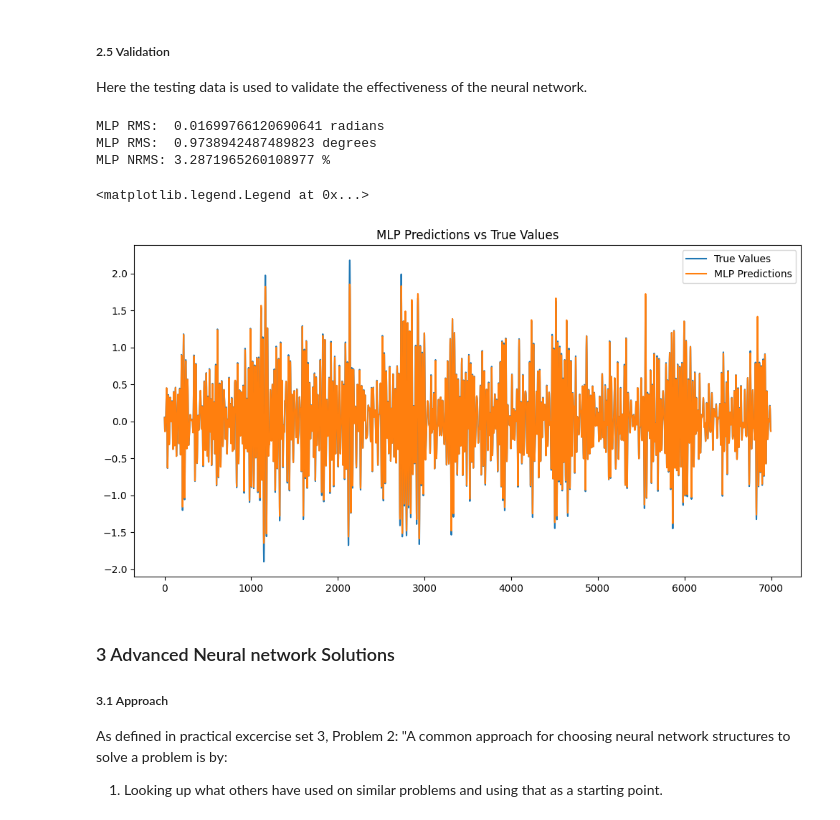
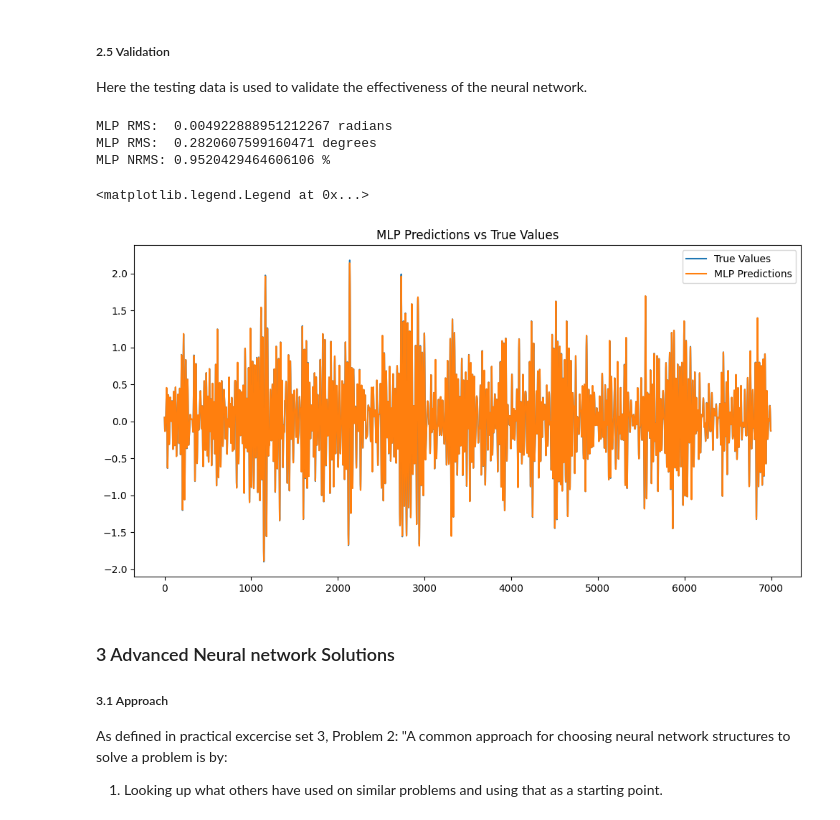
Before and after one commit to Noimps/DesignProject, a Jupyter notebook: SystemModelling/DesignProject.ipynb, the cells around one changed output. Drawn from its saved outputs; the diff is of its cells as text; code cells hidden in the pictures.

```diff
--- a/SystemModelling/DesignProject.ipynb
+++ b/SystemModelling/DesignProject.ipynb
@@ -101,24 +101,36 @@ Here the feedforward MLP is defined
 
 #HEre I define the MLP class.
 class MLP(nn.Module):
-    def __init__(self, input_size, hidden_size, num_layers , output_size = 1):
-        super(MLP, self).__init__()
+    def __init__(self, input_size, hidden_size=64, num_layers=2, activation="tanh"):
+        super().__init__()
+
+        if activation == "tanh":
+            activation_layer = nn.Tanh
+        elif activation == "relu":
+            activation_layer = nn.ReLU
+        elif activation == "leaky_relu":
+            activation_layer = nn.LeakyReLU
+        elif activation == "elu":
+            activation_layer = nn.ELU
+        else:
+            raise ValueError(f"Unknown activation function: {activation}")
+
         layers = []
+
         layers.append(nn.Linear(input_size, hidden_size))
-        layers.append(nn.Tanh())
+        layers.append(activation_layer())
 
-        for i in range(num_layers-1):     #Create the hidden layers corresponding to num_layers
+        for _ in range(num_layers - 1):
             layers.append(nn.Linear(hidden_size, hidden_size))
-            layers.append(nn.Tanh())
+            layers.append(activation_layer())
 
-        layers.append(nn.Linear(hidden_size, output_size)) #Finally create output layer for 1 output
+        layers.append(nn.Linear(hidden_size, 1))
 
         self.network = nn.Sequential(*layers)
 
-    def forward(self, x):
-        x = x.reshape(x.shape[0], -1) #Since we have 2 inputs of len 15, reshape the input into 1x30
-        x = self.network(x).squeeze(-1) #remove final dimension to get output of shape (batch_size)
-        return x
+    def forward(self, inputs):
+        x = inputs.reshape(inputs.shape[0], -1)
+        return self.network(x).squeeze(-1)
 # %% [markdown]
 ##### 2.4 Optimization
 
@@ -218,8 +216,8 @@ Best hyperparameters MLP:  {'hidden_size': 99, 'learning_rate': 0.00137405897702
 # %%
 # Train the best models for 1000 epochs to get the best possible performance, then save them again
-best_mlp = MLP(input_size=X_train.shape[1] * X_train.shape[2], hidden_size=99, num_layers=4)
+best_mlp = MLP(input_size=X_train.shape[1] * X_train.shape[2], hidden_size=68, num_layers=3, activation="leaky_relu")
 best_mlp.load_state_dict(torch.load("best_mlp_model.pth"))
-train_advanced_network(best_mlp, X_train, y_train, X_val, y_val, learning_rate=0.0013740589770248003, num_epochs=1000, batch_size=64,
+train_advanced_network(best_mlp, X_train, y_train, X_val, y_val, learning_rate=0.0004594214559485185, num_epochs=1000, batch_size=32,
   verbose=True)
 torch.save(best_mlp.state_dict(), "best_mlp_model.pth")
 # %% [output]
@@ -230,31 +228,31 @@ Here the testing data is used to validate the effectiveness of the neural networ
 # %%
 import matplotlib.pyplot as plt
 
-best_mlp = MLP(input_size=X_train.shape[1] * X_train.shape[2], hidden_size=99, num_layers=4)
+best_mlp = MLP(input_size=X_train.shape[1] * X_train.shape[2], hidden_size=68, num_layers=3, activation="leaky_relu")
 best_mlp.load_state_dict(torch.load("best_mlp_model.pth"))
 best_mlp.eval()
 
 # y_test may already be numpy (from a prior kernel run); handle both cases
 y_test_np = y_test.numpy() * th_std + th_mean if hasattr(y_test, 'numpy') else y_test
 
 with torch.no_grad():
     y_pred_mlp = best_mlp(X_test).numpy() * th_std + th_mean
 
 print('MLP RMS: ',  np.mean((y_pred_mlp - y_test_np)**2)**0.5, 'radians')
 print('MLP RMS: ',  np.mean((y_pred_mlp - y_test_np)**2)**0.5 / (2*np.pi) * 360, 'degrees')
 print('MLP NRMS:', np.mean((y_pred_mlp - y_test_np)**2)**0.5 / y_test_np.std() * 100, '%')
 
 plt.figure(figsize=(12, 6))
 plt.plot(y_test_np, label='True Values')
 plt.plot(y_pred_mlp, label='MLP Predictions')
 plt.title('MLP Predictions vs True Values')
 plt.legend()
 # %% [output]
-MLP RMS:  0.01699766120690641 radians
-MLP RMS:  0.9738942487489823 degrees
-MLP NRMS: 3.2871965260108977 %
+MLP RMS:  0.004922888951212267 radians
+MLP RMS:  0.2820607599160471 degrees
+MLP NRMS: 0.9520429464606106 %
 <matplotlib.legend.Legend at 0x...>
-[figure, old version]
+[figure, new version]
 # %% [markdown]
 ### 3 Advanced Neural network Solutions
 
```
Also changed, not shown: parts of 3 cells of this notebook, 1 other file.
